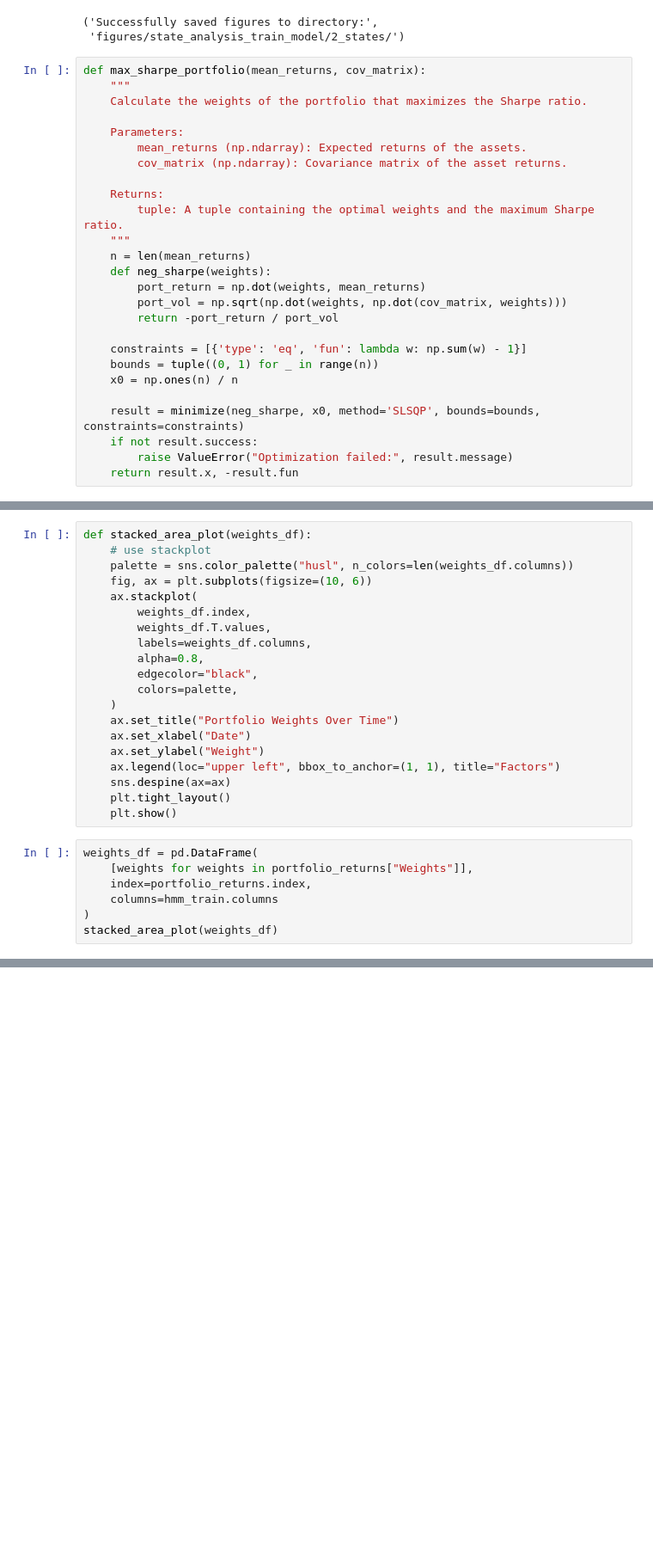
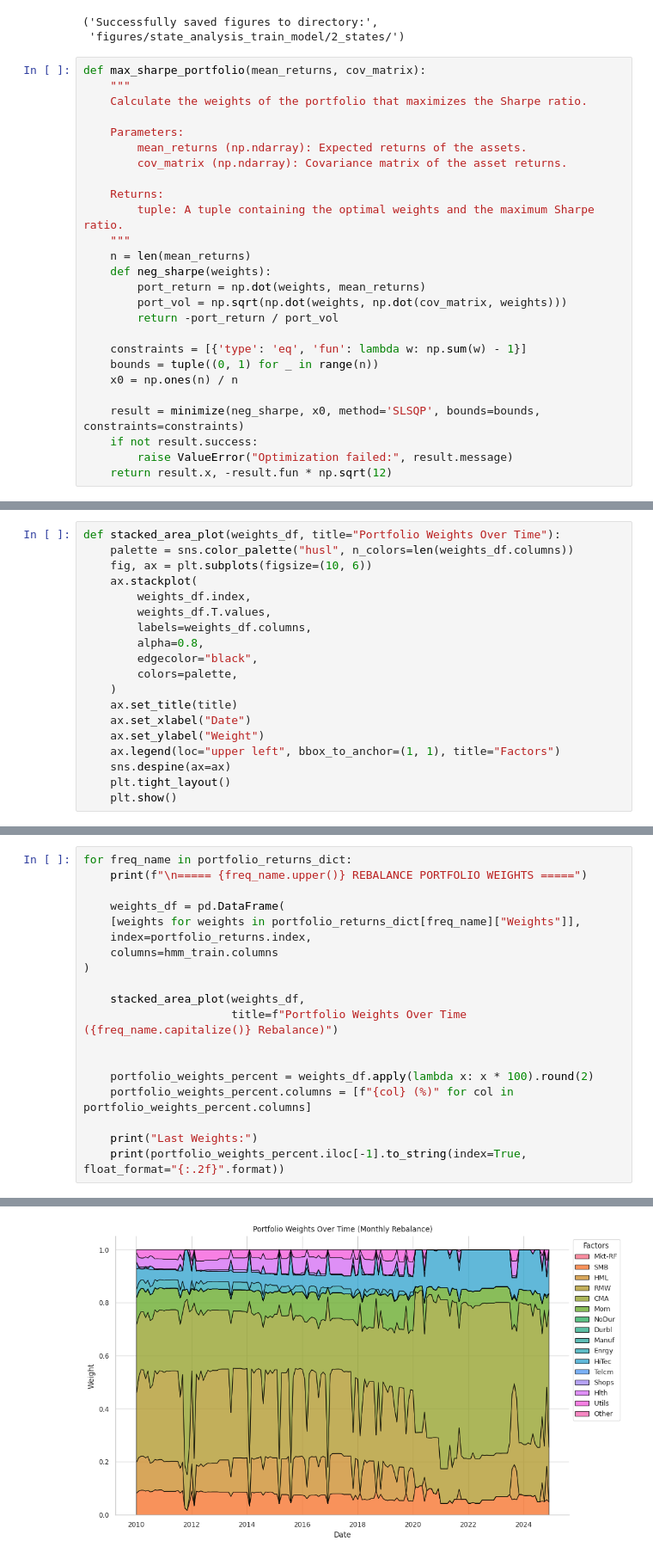
Before and after one commit to evucelic/HMM-Market-Regime-Estimation, a Jupyter notebook: fama_french_HMM.ipynb, the cells around one changed output, grey strips where cells are left out. Shown at 86% size. Cells and saved outputs as stored; diff of their text form; blank space fills up the shorter version.

```diff
--- a/fama_french_HMM.ipynb
+++ b/fama_french_HMM.ipynb
@@ -761,4 +761,4 @@ def max_sharpe_portfolio(mean_returns, cov_matrix):
     result = minimize(neg_sharpe, x0, method='SLSQP', bounds=bounds, constraints=constraints)
     if not result.success:
         raise ValueError("Optimization failed:", result.message)
-    return result.x, -result.fun
+    return result.x, -result.fun * np.sqrt(12)
@@ -975,6 +1013,5 @@ Spearman Correlation (multi-step): 0.1292
 # %%
-def stacked_area_plot(weights_df):
-    # use stackplot
+def stacked_area_plot(weights_df, title="Portfolio Weights Over Time"):
     palette = sns.color_palette("husl", n_colors=len(weights_df.columns))
     fig, ax = plt.subplots(figsize=(10, 6))
     ax.stackplot(
@@ -985,17 +1022,10 @@ def stacked_area_plot(weights_df):
         edgecolor="black",
         colors=palette,
     )
-    ax.set_title("Portfolio Weights Over Time")
+    ax.set_title(title)
     ax.set_xlabel("Date")
     ax.set_ylabel("Weight")
     ax.legend(loc="upper left", bbox_to_anchor=(1, 1), title="Factors")
     sns.despine(ax=ax)
     plt.tight_layout()
     plt.show()
-# %%
-weights_df = pd.DataFrame(
-    [weights for weights in portfolio_returns["Weights"]],
-    index=portfolio_returns.index,
-    columns=hmm_train.columns
-)
-stacked_area_plot(weights_df)
@@ -1005,0 +1032,20 @@ stacked_area_plot(weights_df)
+# %%
+for freq_name in portfolio_returns_dict:
+    print(f"\n===== {freq_name.upper()} REBALANCE PORTFOLIO WEIGHTS =====")
+
+    weights_df = pd.DataFrame(
+    [weights for weights in portfolio_returns_dict[freq_name]["Weights"]],
+    index=portfolio_returns.index,
+    columns=hmm_train.columns
+)
+
+    stacked_area_plot(weights_df,
+                      title=f"Portfolio Weights Over Time ({freq_name.capitalize()} Rebalance)")
+
+
+    portfolio_weights_percent = weights_df.apply(lambda x: x * 100).round(2)
+    portfolio_weights_percent.columns = [f"{col} (%)" for col in portfolio_weights_percent.columns]
+
+    print("Last Weights:")
+    print(portfolio_weights_percent.iloc[-1].to_string(index=True, float_format="{:.2f}".format))
+# %% [output]
@@ -1005,0 +1053 @@ stacked_area_plot(weights_df)
+[figure, added]
```
Also changed, not shown: parts of 10 cells of this notebook, 1 other file.
